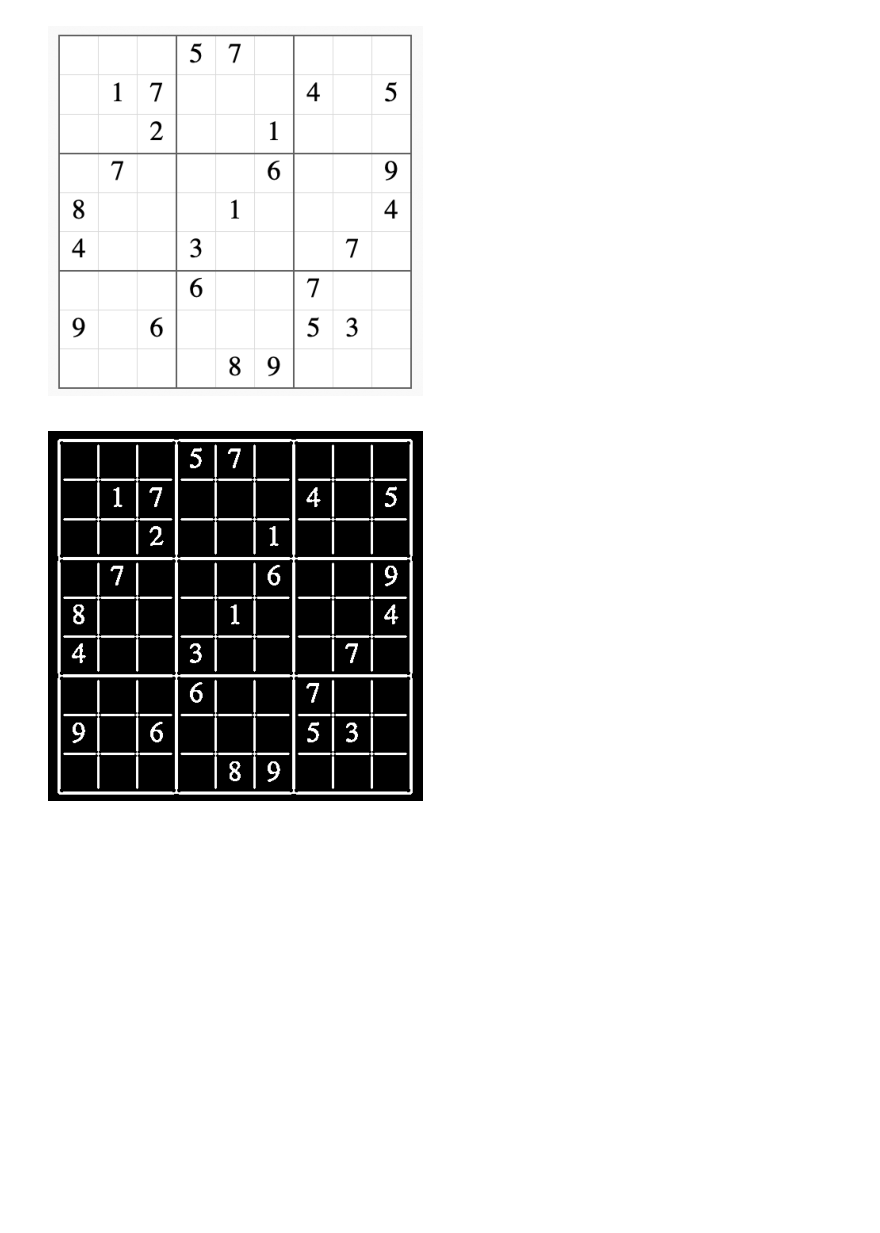
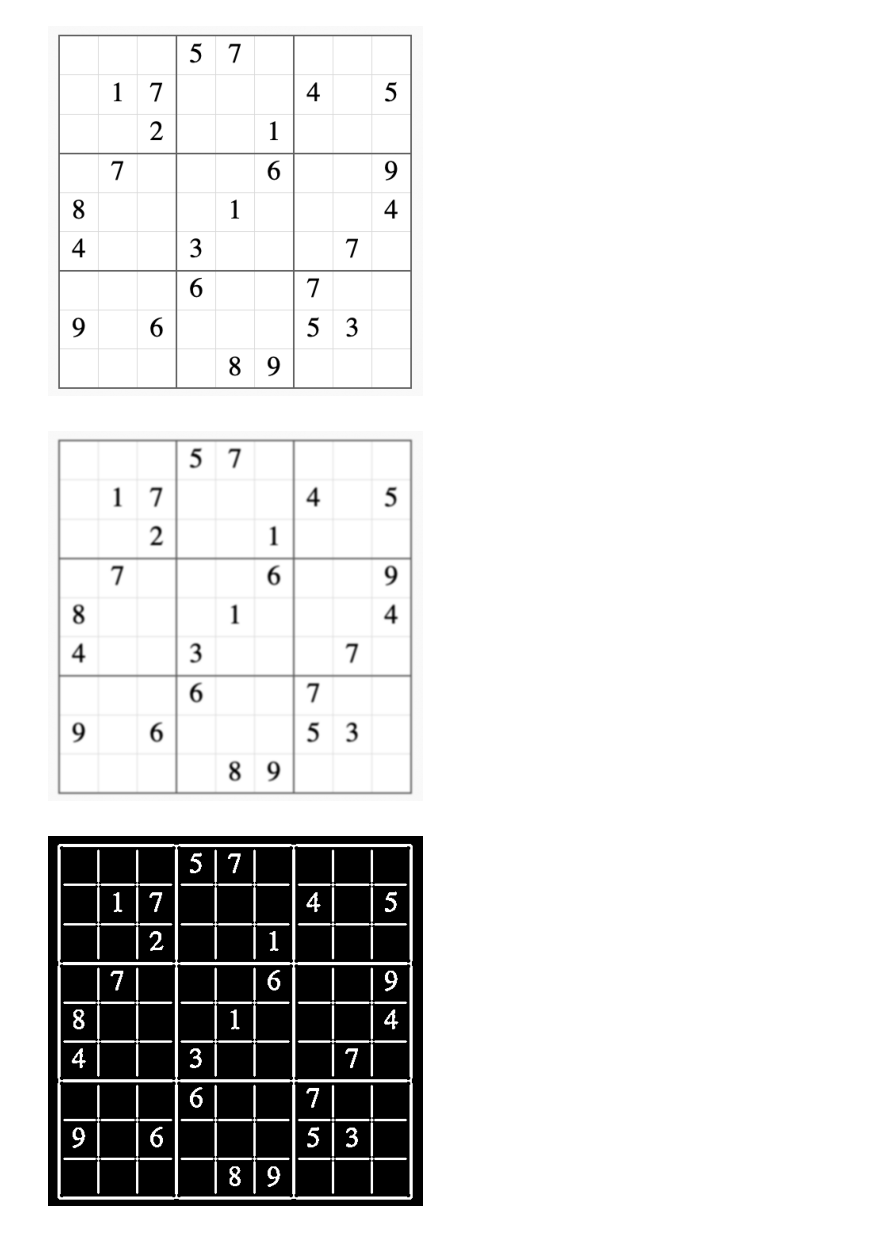
Before and after one commit to neilchen1998/SudoVisionCruncher, a Jupyter notebook: notebooks/find_grid_training.ipynb, the cells around one changed output. Drawn from its saved outputs; the diff is of its cells as text; code cells hidden in the pictures; blank space fills up the shorter version.

```diff
--- a/notebooks/find_grid_training.ipynb
+++ b/notebooks/find_grid_training.ipynb
@@ -32,4 +32,13 @@ plt.axis('off')
 plt.show()
 # %% [output]
 [figure]
+# %%
+# Apply Gaussian blur effect to remove high frequency noises
+blurred = cv2.GaussianBlur(grey, (5, 5), 0)
+
+plt.imshow(blurred, cmap='gray')
+plt.axis('off')
+plt.show()
+# %% [output]
+[figure, added]
 # %%
```
Also changed, not shown: parts of 7 cells of this notebook, 1 other file.
